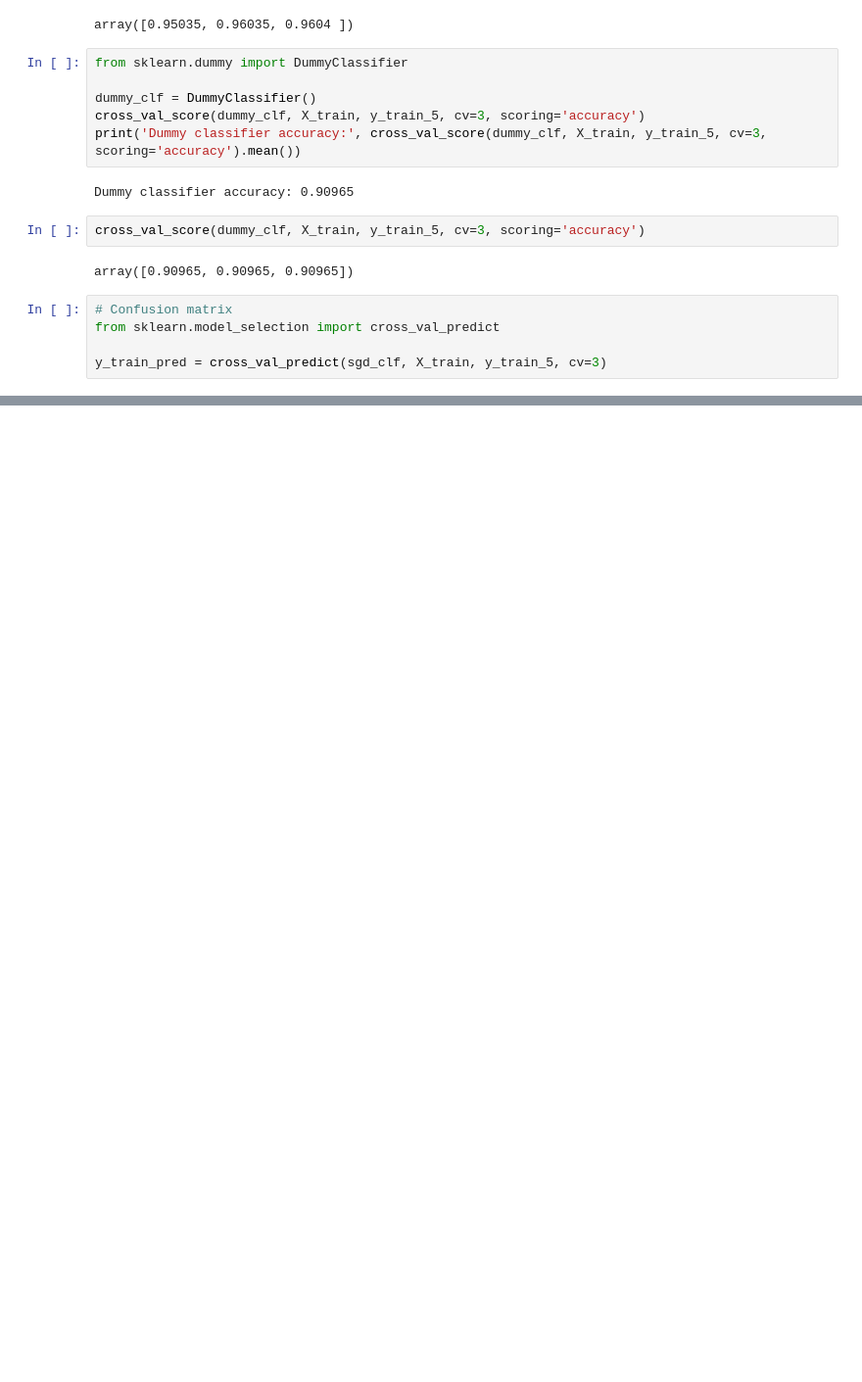
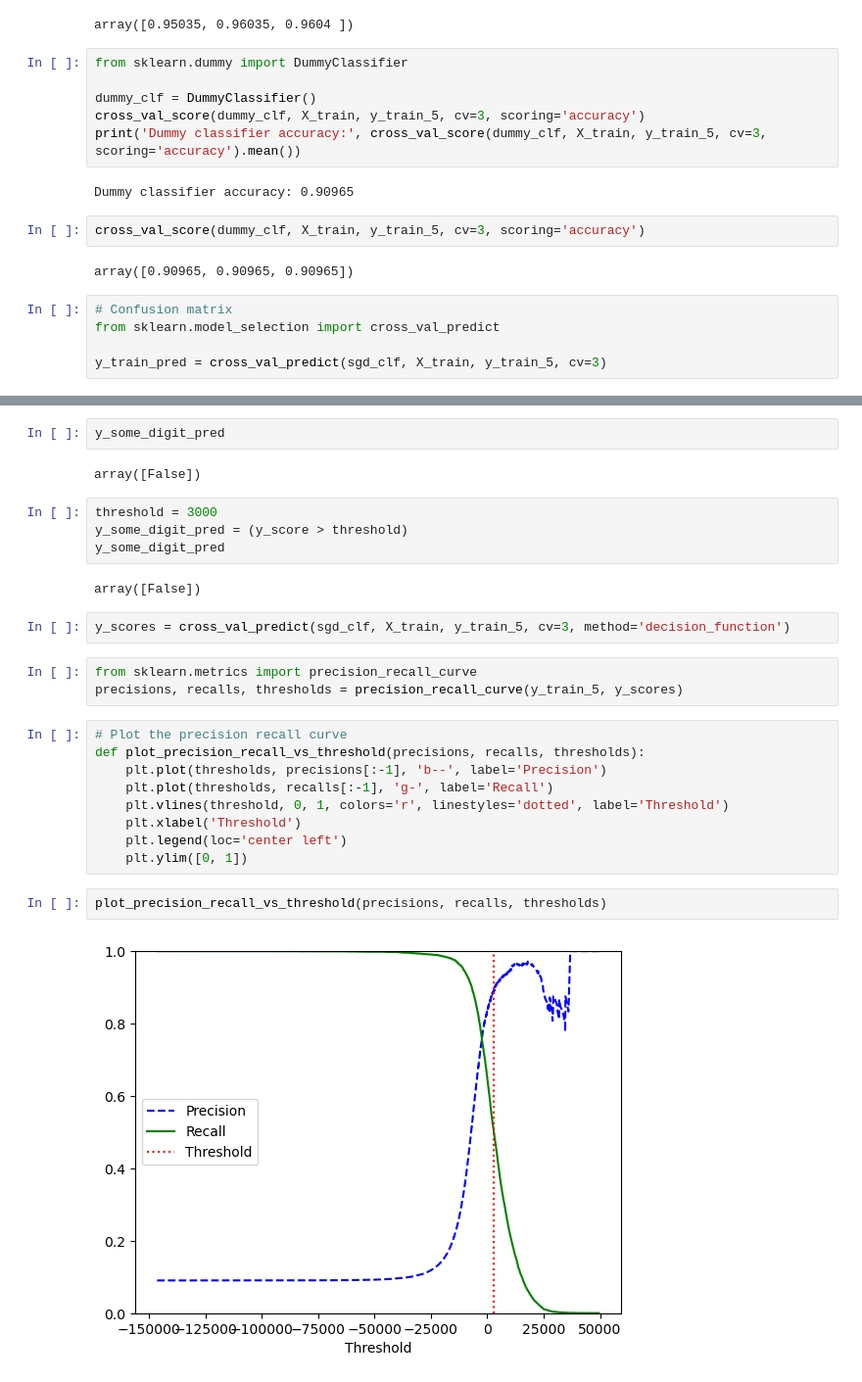
Before and after one commit to savan2508/Machine_Learning_Class, a Jupyter notebook: Chapter 3/text_recognition_model.ipynb, the cells around one changed output, grey strips where cells are left out. Shown: that part at 98% size. Drawn from its saved outputs; the diff is of its cells as text; blank space fills up the shorter version.

```diff
--- a/Chapter 3/text_recognition_model.ipynb
+++ b/Chapter 3/text_recognition_model.ipynb
@@ -95,0 +139,28 @@ y_train_pred = cross_val_predict(sgd_clf, X_train, y_train_5, cv=3)
+# %%
+y_some_digit_pred
+# %% [output]
+array([False])
+# %%
+threshold = 3000
+y_some_digit_pred = (y_score > threshold)
+y_some_digit_pred
+# %% [output]
+array([False])
+# %%
+y_scores = cross_val_predict(sgd_clf, X_train, y_train_5, cv=3, method='decision_function')
+# %%
+from sklearn.metrics import precision_recall_curve
+precisions, recalls, thresholds = precision_recall_curve(y_train_5, y_scores)
+# %%
+# Plot the precision recall curve
+def plot_precision_recall_vs_threshold(precisions, recalls, thresholds):
+    plt.plot(thresholds, precisions[:-1], 'b--', label='Precision')
+    plt.plot(thresholds, recalls[:-1], 'g-', label='Recall')
+    plt.vlines(threshold, 0, 1, colors='r', linestyles='dotted', label='Threshold')
+    plt.xlabel('Threshold')
+    plt.legend(loc='center left')
+    plt.ylim([0, 1])
+# %%
+plot_precision_recall_vs_threshold(precisions, recalls, thresholds)
+# %% [output]
+[figure, added]
```
Also changed, not shown: parts of 45 cells of this notebook, 3 other files.
